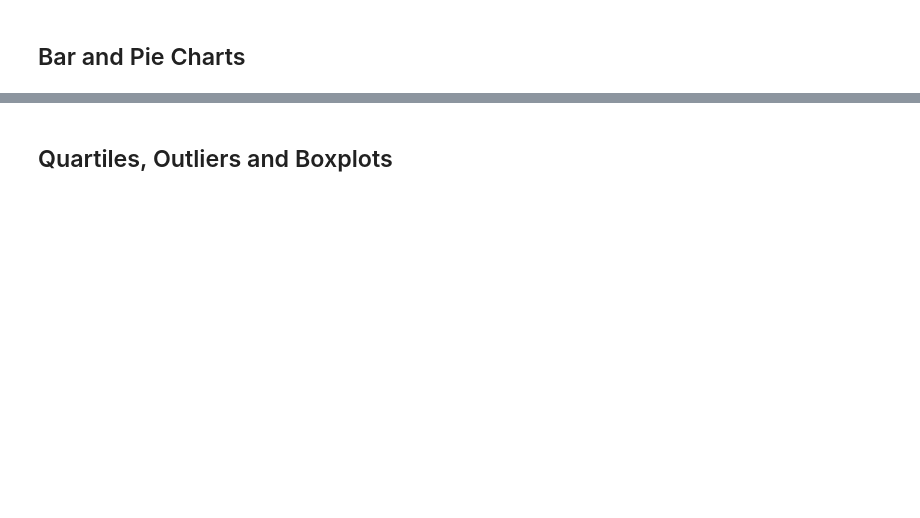
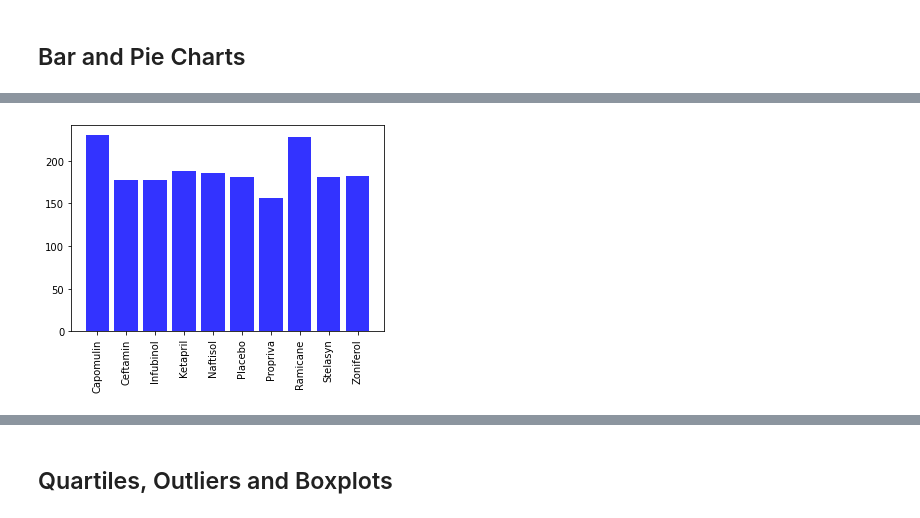
Before and after one commit to sweeneygood/matplotlib-challenge, a Jupyter notebook: pymaceuticals_starter.ipynb, the cells around one changed output, grey strips where cells are left out. Cells and saved outputs as stored; diff of their text form; code cells hidden in the pictures; blank space fills up the shorter version.

```diff
--- a/pymaceuticals_starter.ipynb
+++ b/pymaceuticals_starter.ipynb
@@ -277,7 +178,7 @@ plt.show()
 x_axis = np.arange(len(timepointcount_by_drug))
 tick_locations = [value for value in x_axis]
 
-plt.figure(figsize=(10,7))
+plt.figure(figsize=(5,4))
 plt.bar(x_axis, timepointcount_by_drug, color='b', alpha=0.8, align="center")
 plt.xticks(tick_locations, drug_regimen, rotation = 'vertical')
 plt.tight_layout()
@@ -286,0 +186 @@ plt.tight_layout()
+[figure, added]
```
Also changed, not shown: parts of 28 cells of this notebook, 1 other file.
